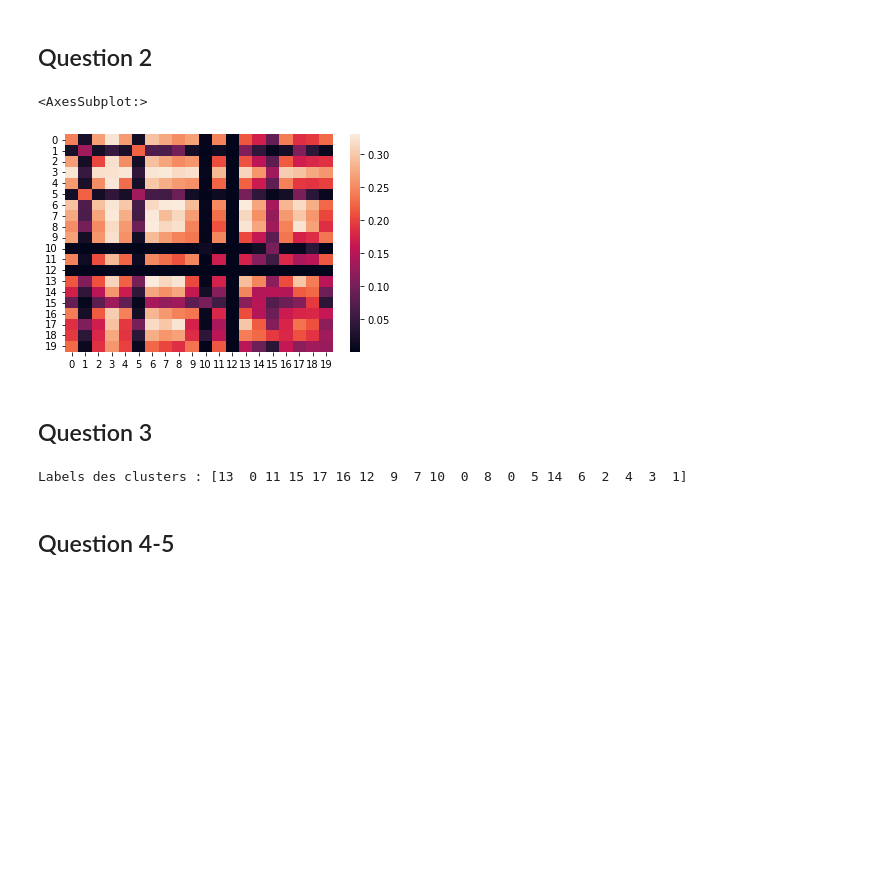
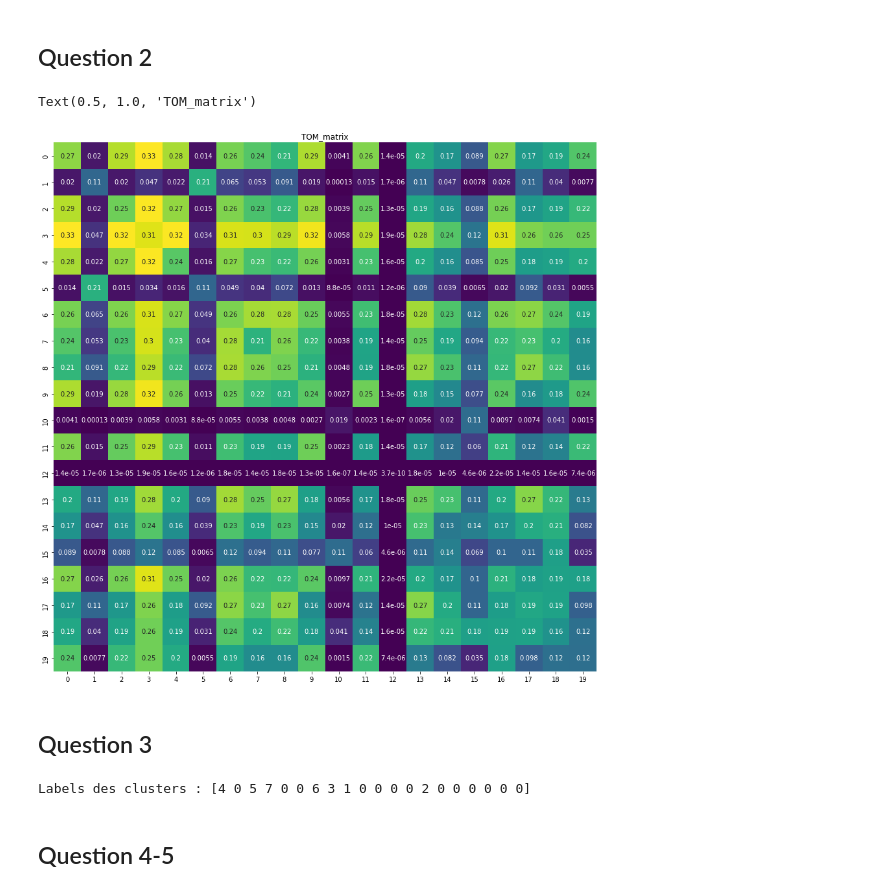
Before and after one commit to Ivanbtz9/Master2_datascience, a Jupyter notebook: S2/réseau_de_gènes/TP1/exo3_WGCNA.ipynb, the cells around one changed output. Cells and saved outputs as stored; diff of their text form; code cells hidden in the pictures; blank space fills up the shorter version.

```diff
--- a/S2/réseau_de_gènes/TP1/exo3_WGCNA.ipynb
+++ b/S2/réseau_de_gènes/TP1/exo3_WGCNA.ipynb
@@ -70,11 +70,15 @@ def WGCNA_TOM(tau,beta,matrix_corr):
 
 
 TOM_matrix = WGCNA_TOM(tau,beta,matrix_corr)
-# %%
-sns.heatmap(TOM_matrix)
-# %% [output]
-<AxesSubplot:>
-[figure, removed]
+# %%
+
+
+plt.figure(figsize=(15,15))
+sns.heatmap(TOM_matrix,annot=True,cmap='viridis',cbar=False)
+plt.title("TOM_matrix")
+# %% [output]
+Text(0.5, 1.0, 'TOM_matrix')
+[figure, added]
 # %% [markdown]
 ## Question 3
 # %%
@@ -83,7 +87,7 @@ from sklearn.cluster import AgglomerativeClustering
 np.fill_diagonal(TOM_matrix,1)
 
 # Définition du nombre de clusters souhaité
-num_clusters = 18
+num_clusters = 8
 
 # Appliquer la classification ascendante hiérarchique avec la matrice Distance
 clustering = AgglomerativeClustering(n_clusters=num_clusters, metric='precomputed', linkage='average')
@@ -95,7 +99,7 @@ print("Labels des clusters :", cluster_labels)
 #Références :
 #https://laeq.github.io/LivreMethoQuantBolR/sect133.html
 # %% [output]
-Labels des clusters : [13  0 11 15 17 16 12  9  7 10  0  8  0  5 14  6  2  4  3  1]
+Labels des clusters : [4 0 5 7 0 0 6 3 1 0 0 0 0 2 0 0 0 0 0 0]
 # %% [markdown]
 ## Question 4-5
 # %%
```
Also changed, not shown: parts of 6 cells of this notebook, 11 other files.
